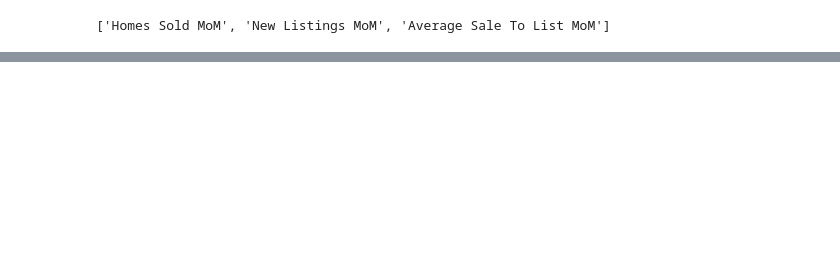
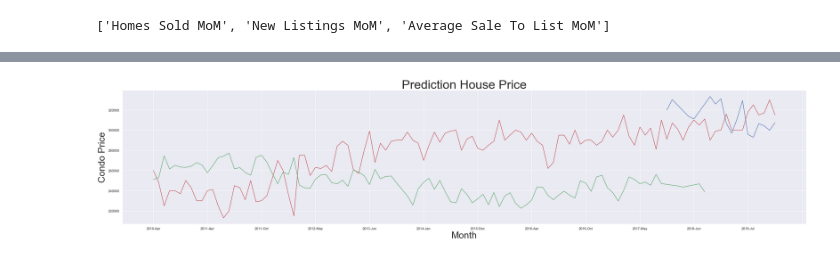
Before and after one commit to iuniorhsiung/mod4_project_DC_housing_price, a Jupyter notebook: master_notebook/DC_house_NL.ipynb, the cells around one changed output, grey strips where cells are left out. Saved outputs shown, nothing was run; the diff lists cells and outputs as text; code cells hidden in the pictures; blank space fills up the shorter version.

```diff
--- a/master_notebook/DC_house_NL.ipynb
+++ b/master_notebook/DC_house_NL.ipynb
@@ -544,3 +701,16 @@ np.mean((abs(res.predict(test_X) - test_y))/test_y)
+# %%
+ax1 = sns.lineplot(x = "Time", y = "Median Sale Price", color = 'r', err_style='bars',
+            markers = ["o"], data = df_predict)
+ax2 = sns.lineplot(x = "Time", y = "In Time", color = 'g', dashes = "+", data = df_predict[0:99])
+ax3 = sns.lineplot(x = "Time", y = "OOT Time", color = 'b', dashes = True, data = df_predict[99:116])
+sns.set(rc={'figure.figsize':(40,8)})
+plt.xticks(range(0, 130, 10))
+plt.title("Prediction House Price", fontsize = 40)
+plt.xlabel("Month", fontsize = 30)
+plt.ylabel("Condo Price", fontsize = 30)
+plt.show()
+# %% [output]
+[figure, added]
 # %%
 def MAE(pred_y, act_y):
     return np.mean(abs(res.predict(test_X) - test_y))
```
Also changed, not shown: parts of 74 cells of this notebook, 4 other files.
